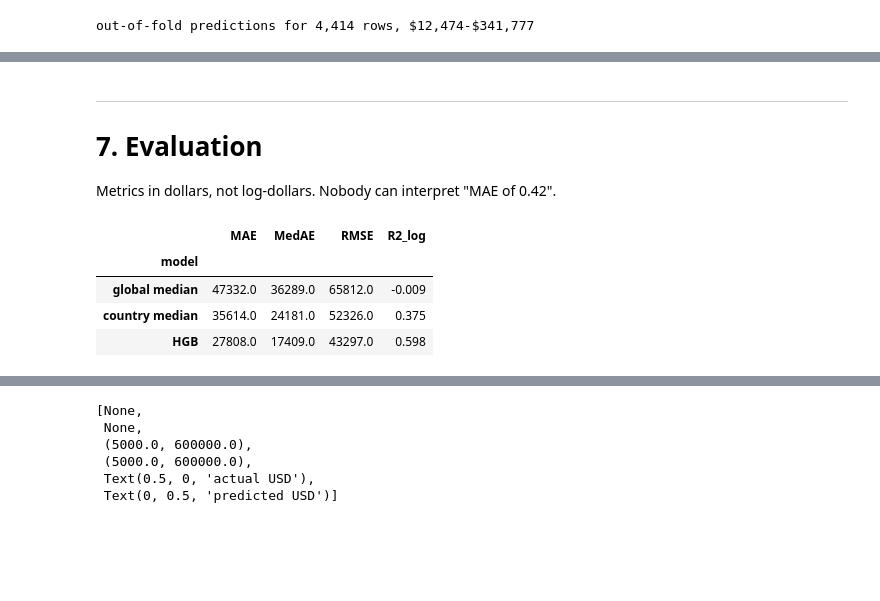
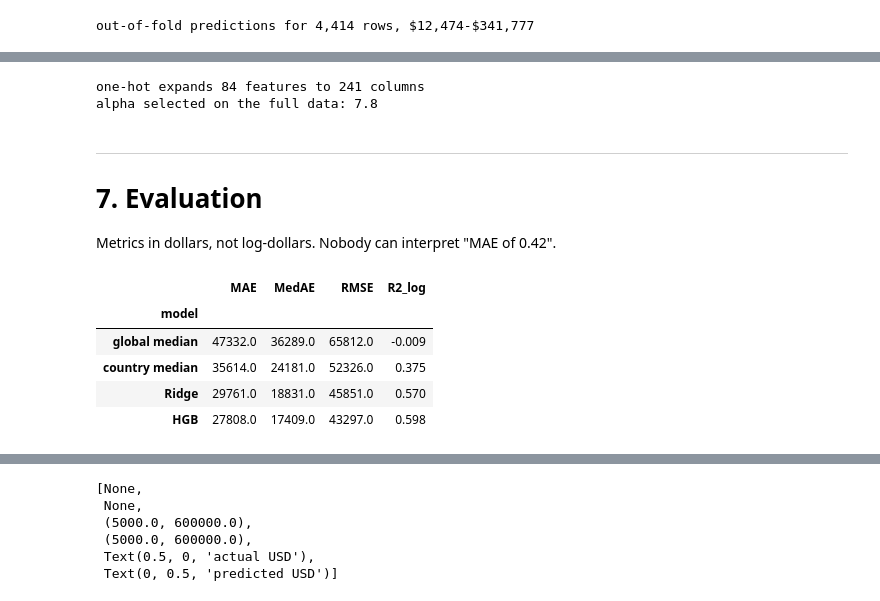
Before and after one commit to jaken31/26f-data-member-challenge, a Jupyter notebook: notebook.ipynb, the cells around one changed output, grey strips where cells are left out. Drawn from its saved outputs; the diff is of its cells as text; code cells hidden in the pictures; blank space fills up the shorter version.

```diff
--- a/notebook.ipynb
+++ b/notebook.ipynb
@@ -591,3 +599,39 @@ out-of-fold predictions for 4,414 rows, $12,474-$341,777
+# %%
+from sklearn.compose import ColumnTransformer
+from sklearn.impute import SimpleImputer
+from sklearn.linear_model import RidgeCV
+from sklearn.pipeline import make_pipeline
+from sklearn.preprocessing import OneHotEncoder, StandardScaler
+
+cat_cols  = [c for c, is_cat in zip(X.columns, cat_mask) if is_cat]   # why: the same mask HGB uses, so both models treat the same columns as categorical
+tech_cols = [c for c in X.columns if c.startswith(("lang_", "db_"))]
+num_cols  = [c for c in X.columns if c not in cat_cols and c not in tech_cols]
+
+ridge = make_pipeline(
+    ColumnTransformer([
+        ("cat",  OneHotEncoder(handle_unknown="ignore", min_frequency=5), cat_cols),
+        # why: handle_unknown because a country in a test fold may be absent from that fold's training rows,
+        #      which would otherwise raise; min_frequency pools the rare levels instead of fitting a
+        #      coefficient to each on a handful of rows
+        ("num",  make_pipeline(SimpleImputer(strategy="median"), StandardScaler()), num_cols),
+        # why: Ridge cannot take NaN, and its penalty is scale-dependent so unscaled columns would be
+        #      shrunk unevenly. This is exactly the encoder-and-imputer stack HGB did not need.
+        ("tech", "passthrough", tech_cols),   # why: already 0/1, nothing to encode or scale
+    ]),
+    RidgeCV(alphas=np.logspace(-1, 3, 20)),
+    # why: alpha is chosen inside each training fold by RidgeCV's own internal CV, so no test row
+    #      influences the penalty it is later scored under
+)
+
+oof_ridge = cross_val_predict(ridge, X, y, cv=kf)   # why: the same kf object again -- four models, identical folds
+assert oof_ridge.shape == y.shape, f"{oof_ridge.shape} predictions for {y.shape} targets"
+
+ridge.fit(X, y)   # why: refit on everything only to report the width and alpha below, never to score
+print(f"one-hot expands {X.shape[1]} features to {ridge[:-1].transform(X).shape[1]} columns")
+print(f"alpha selected on the full data: {ridge[-1].alpha_:.1f}")
+# %% [output]
+one-hot expands 84 features to 241 columns
+alpha selected on the full data: 7.8
 # %% [markdown]
 ---
 # 7. Evaluation
@@ -596,26 +640,28 @@ Metrics in dollars, not log-dollars. Nobody can interpret "MAE of 0.42".
 # %%
 def report(name, y_true_log, y_pred_log):
     """Back-transform to dollars and return the four metrics."""
     actual, pred = np.expm1(y_true_log), np.expm1(y_pred_log)
     ss_res = ((y_true_log - y_pred_log) ** 2).sum()
     ss_tot = ((y_true_log - y_true_log.mean()) ** 2).sum()
     return {
         "model":  name,
         "MAE":    np.abs(actual - pred).mean(),
         "MedAE":  np.median(np.abs(actual - pred)),
         "RMSE":   np.sqrt(((actual - pred) ** 2).mean()),
         "R2_log": 1 - ss_res / ss_tot,
     }
 
 results = pd.DataFrame([
     report("global median",  y, oof_global),    # why: the floor -- R2_log near 0 is the check that the metric itself is calibrated
     report("country median", y, oof_country),   # why: the real opponent, one feature, and it closes most of the gap
-    report("HGB",            y, oof_model),     # why: 84 features, scored on the same folds as the two above
+    report("Ridge",          y, oof_ridge),     # why: the same 84 features through a full encoding stack, to price what HGB's native handling is worth
+    report("HGB",            y, oof_model),     # why: 84 features, scored on the same folds as the three above
 ]).set_index("model")
 results.round({"MAE": 0, "MedAE": 0, "RMSE": 0, "R2_log": 3})
 # %% [output]
 |  | MAE | MedAE | RMSE | R2_log |
 | model |  |  |  |  |
 | global median | 47332.0 | 36289.0 | 65812.0 | -0.009 |
 | country median | 35614.0 | 24181.0 | 52326.0 | 0.375 |
+| Ridge | 29761.0 | 18831.0 | 45851.0 | 0.570 |
 | HGB | 27808.0 | 17409.0 | 43297.0 | 0.598 |
```
Also changed, not shown: parts of 3 cells of this notebook, 1 other file.
